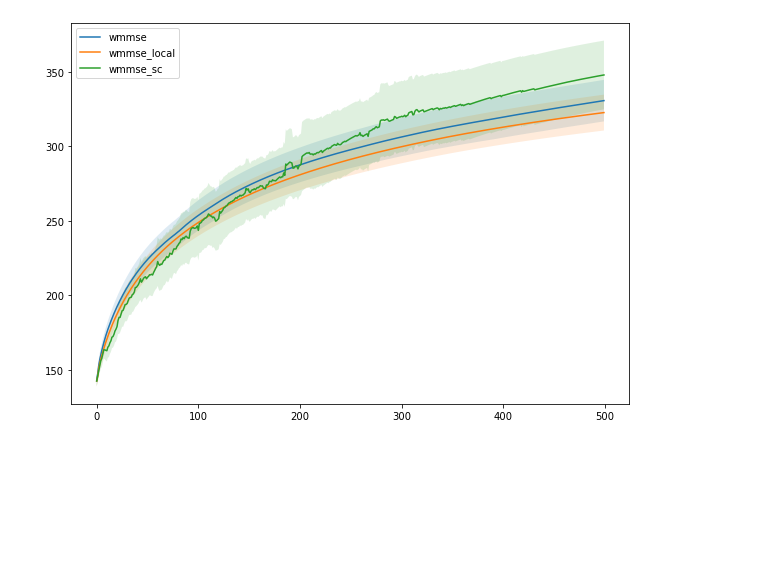
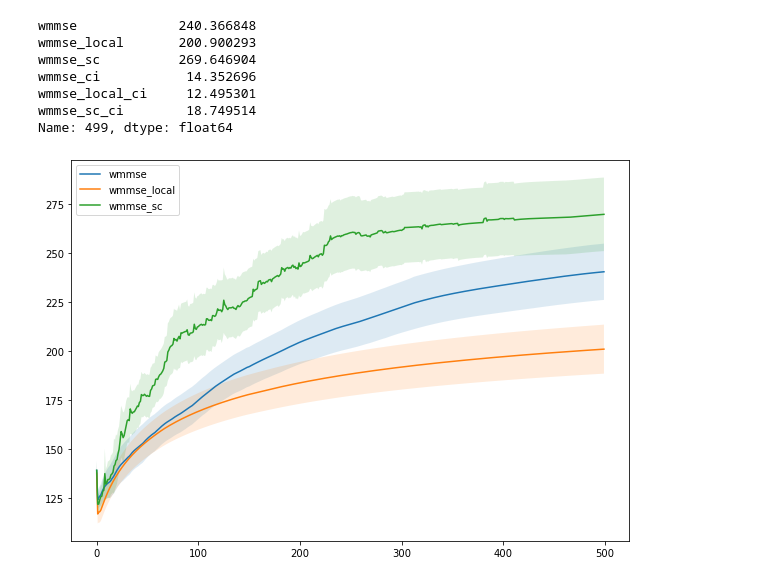
Before and after one commit to youlei202/research-weighted-sum-rate, a Jupyter notebook: export_data.ipynb, the cells around one changed output. Cells and saved outputs as stored; diff of their text form; code cells hidden in the pictures; blank space fills up the shorter version.

```diff
--- a/export_data.ipynb
+++ b/export_data.ipynb
@@ -4,32 +4,41 @@ import numpy as np
 import matplotlib.pyplot as plt
 
 
-data = pd.read_csv('data/dependent_dependent_iter50_txA5_txB1.csv')
+data = pd.read_csv('data/dependent_dependent_iter50_txA5_txB5.csv')
 data_grouped = data.groupby('iteration').agg(['mean', 'std', 'count'])
 data_export = data.groupby('iteration').mean()
 column_names = data_grouped.droplevel(axis=1, level=1).columns.unique().tolist()
 for col in column_names:
     mean = data_grouped[col, 'mean']
     std = data_grouped[col, 'std']
     count = np.sqrt(data_grouped[col, 'count'])
 
     ci =  1.64 * std / count
     ci_lower = mean - ci
     ci_upper = mean + ci
     mean = data_grouped[col, 'mean']
 
     data_export[col+'_ci'] = ci
 
 _, ax = plt.subplots(1,1,figsize=(10,7))
 for col in column_names:
     x = data_export.index
     y = data_export[col]
     ax.plot(x, y, label=col);
     ax.fill_between(
         x, data_export[col]-data_export[col+'_ci'], data_export[col]+data_export[col+'_ci'], alpha=.15
     );
     ax.legend();
 
 data_export.to_csv('export.csv', sep='\t')
+
+print(data_export.loc[499])
 # %% [output]
+wmmse             240.366848
+wmmse_local       200.900293
+wmmse_sc          269.646904
+wmmse_ci           14.352696
+wmmse_local_ci     12.495301
+wmmse_sc_ci        18.749514
+Name: 499, dtype: float64
-[figure, old version]
+[figure, new version]
```
Also changed, not shown: 4 other files.
